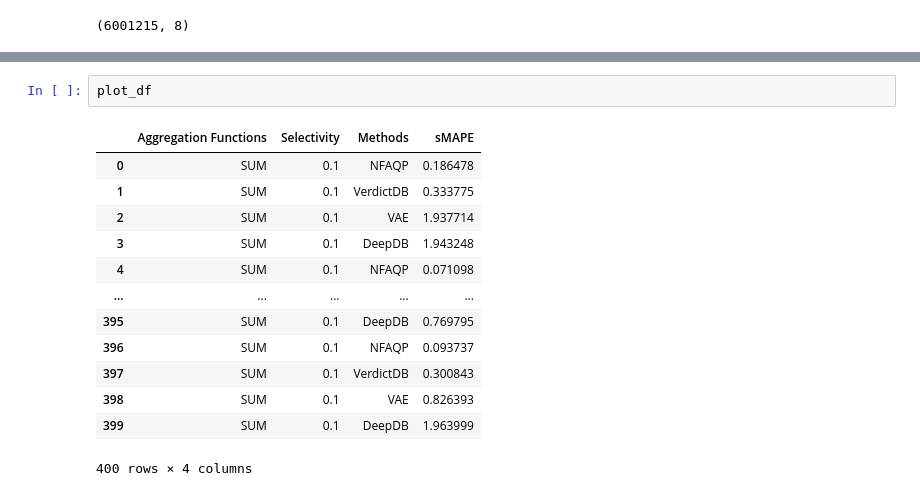
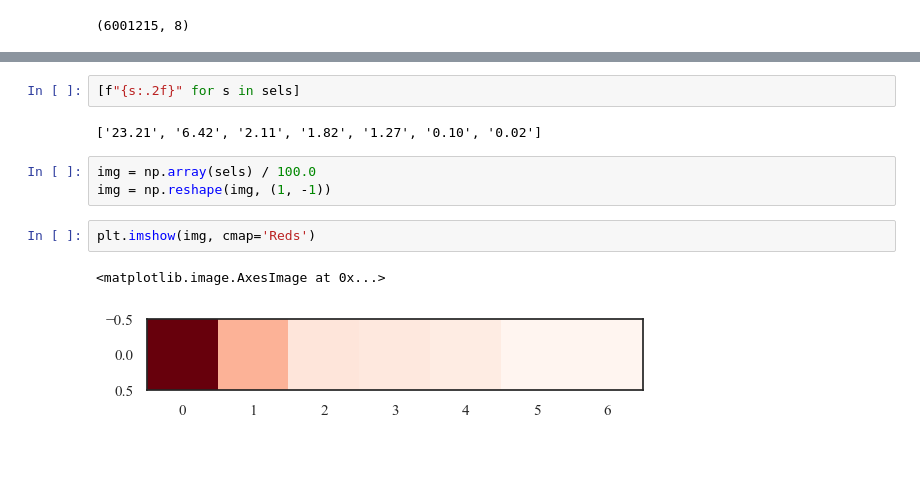
Before and after one commit to cenlibin/NFAQP, a Jupyter notebook: plot/seaborn.ipynb, the cells around one changed output, grey strips where cells are left out. Cells and saved outputs as stored; diff of their text form; blank space fills up the shorter version.

```diff
--- a/plot/seaborn.ipynb
+++ b/plot/seaborn.ipynb
@@ -157,16 +207,12 @@ sns.lineplot(
-# %%
-plot_df
-# %% [output]
-|  | Aggregation Functions | Selectivity | Methods | sMAPE |
-| 0 | SUM | 0.1 | NFAQP | 0.186478 |
-| 1 | SUM | 0.1 | VerdictDB | 0.333775 |
-| 2 | SUM | 0.1 | VAE | 1.937714 |
-| 3 | SUM | 0.1 | DeepDB | 1.943248 |
-| 4 | SUM | 0.1 | NFAQP | 0.071098 |
-| ... | ... | ... | ... | ... |
-| 395 | SUM | 0.1 | DeepDB | 0.769795 |
-| 396 | SUM | 0.1 | NFAQP | 0.093737 |
-| 397 | SUM | 0.1 | VerdictDB | 0.300843 |
-| 398 | SUM | 0.1 | VAE | 0.826393 |
-| 399 | SUM | 0.1 | DeepDB | 1.963999 |
-400 rows × 4 columns
+# %%
+[f"{s:.2f}" for s in sels]
+# %% [output]
+['23.21', '6.42', '2.11', '1.82', '1.27', '0.10', '0.02']
+# %%
+img = np.array(sels) / 100.0
+img = np.reshape(img, (1, -1))
+# %%
+plt.imshow(img, cmap='Reds')
+# %% [output]
+<matplotlib.image.AxesImage at 0x...>
+[figure, added]
```
Also changed, not shown: parts of 9 cells of this notebook, 8 other files.
